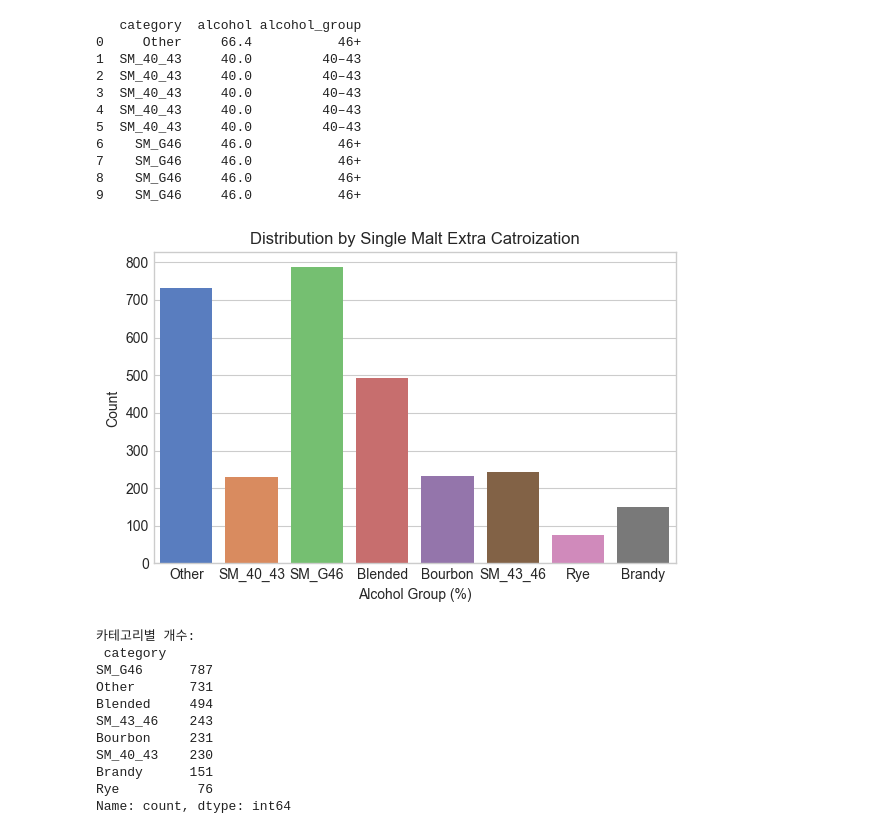
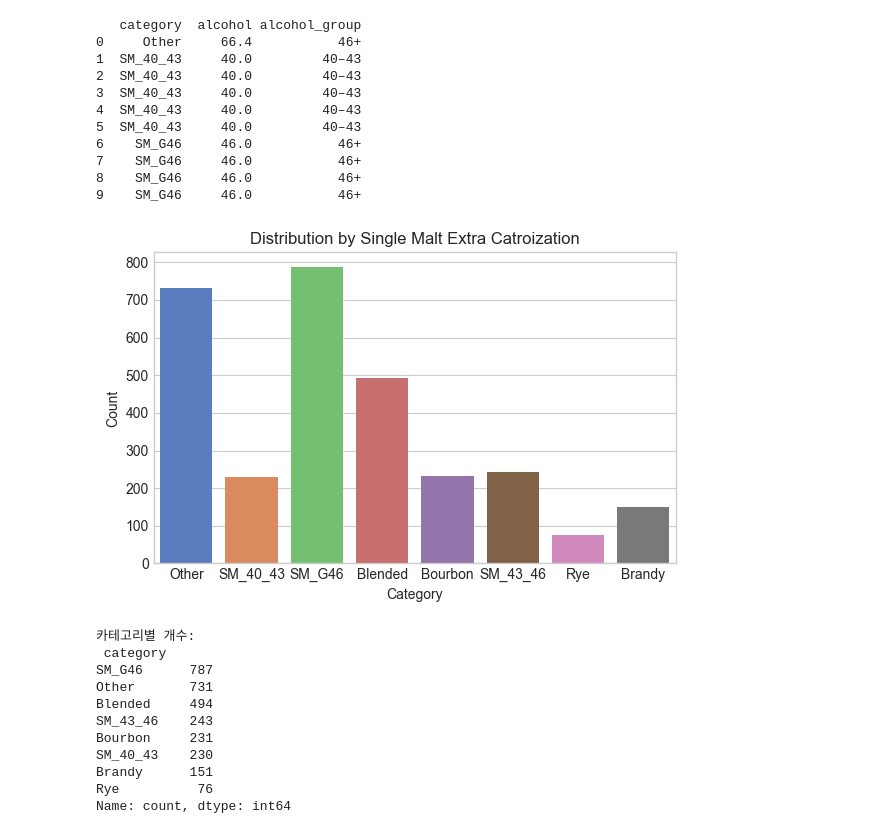
Before and after one commit to 2025-02-FML-team/WV-Team, a Jupyter notebook: notebooks/02_data_analysis.ipynb, the cells around one changed output. Drawn from its saved outputs; the diff is of its cells as text; code cells hidden in the pictures.

```diff
--- a/notebooks/02_data_analysis.ipynb
+++ b/notebooks/02_data_analysis.ipynb
@@ -195,20 +195,21 @@ print(df[["category", "alcohol", "alcohol_group"]].head(10))
 8    SM_G46     46.0           46+
 9    SM_G46     46.0           46+
 # %%
+#추가 분할
 plt.figure(figsize=(6, 4))
 sns.countplot(
     x="category",
     hue="category",
     data=df,
     palette="muted"
 )
 plt.title("Distribution by Single Malt Extra Catroization")
-plt.xlabel("Alcohol Group (%)")
+plt.xlabel("Category")
 plt.ylabel("Count")
 plt.tight_layout()
 plt.show()
 # %% [output]
-[figure, old version]
+[figure, new version]
 # %%
 print("카테고리별 개수:\n", df["category"].value_counts())
 # %% [output]
```
Also changed, not shown: parts of 5 cells of this notebook, 9 other files.
